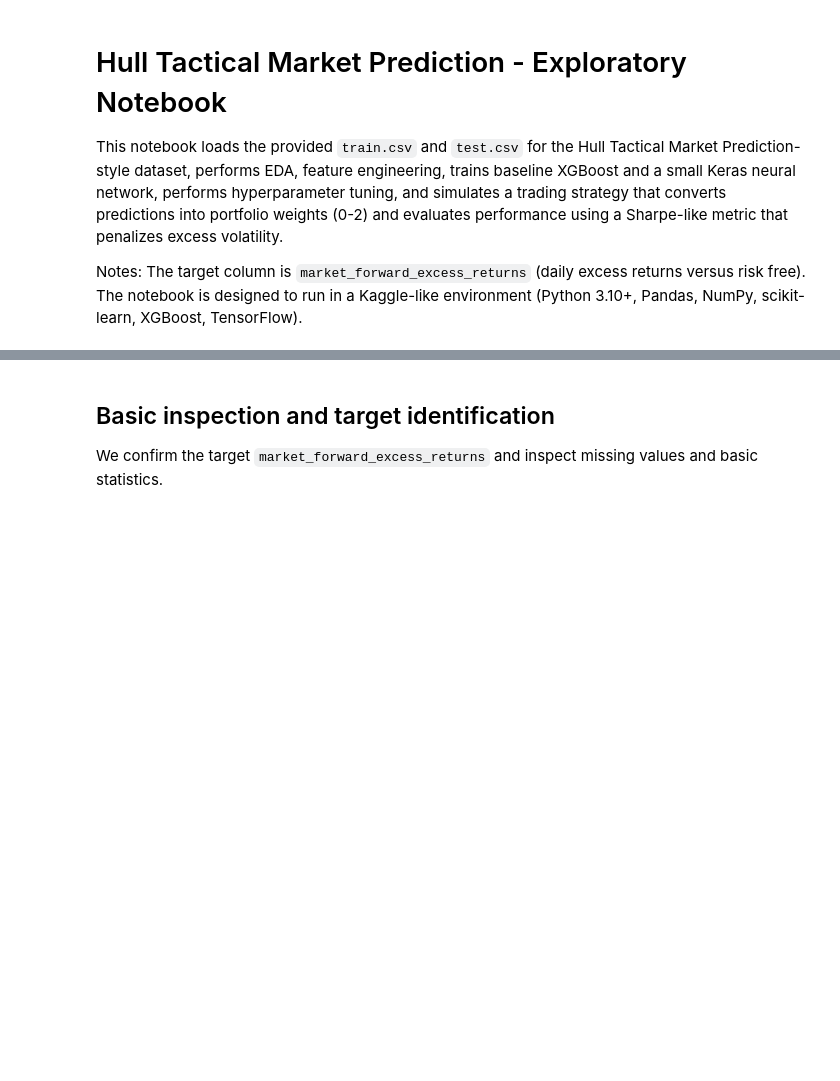
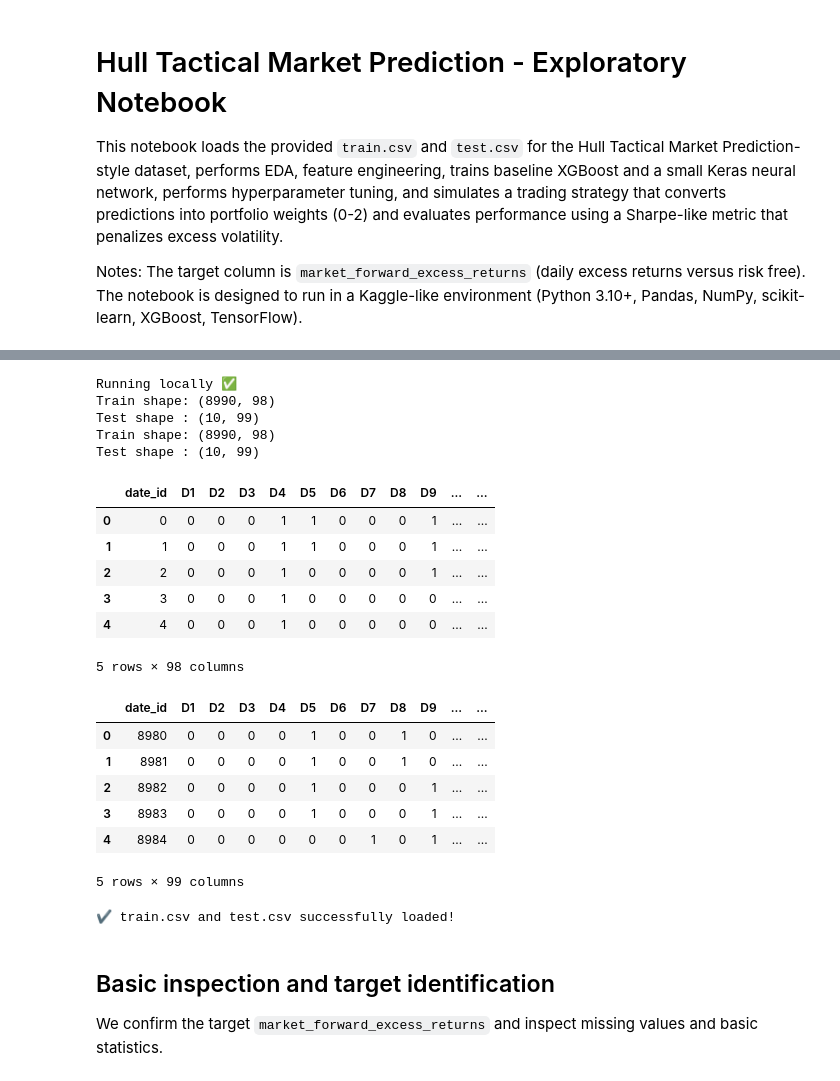
Before and after one commit to WasiqAli275/Ai_gen_webapp_using_flask_streamlit, a Jupyter notebook: notebook/kaggle/competitions/hull_tactical_notebook.ipynb, the cells around one changed output, grey strips where cells are left out. Drawn from its saved outputs; the diff is of its cells as text; code cells hidden in the pictures; blank space fills up the shorter version.

Commit message:
hull compitition prediction notebook

```diff
--- a/notebook/kaggle/competitions/hull_tactical_notebook.ipynb
+++ b/notebook/kaggle/competitions/hull_tactical_notebook.ipynb
@@ -35,15 +41,43 @@ print('scikit-learn', __import__('sklearn').__version__)
 # %%
-# Load data
+# Check if Kaggle input path exists
+if os.path.exists("/kaggle/input/hull-tactical-market-prediction/train.csv"):
+    print("Running in Kaggle environment ✅")
+    train = pd.read_csv("/kaggle/input/hull-tactical-market-prediction/train.csv")
+    test  = pd.read_csv("/kaggle/input/hull-tactical-market-prediction/test.csv")
+else:
+    print("Running locally ✅")
+    train = pd.read_csv("train.csv")
+    test  = pd.read_csv("test.csv")
 
-train = pd.read_csv('/kaggle/input/hull-tactical-market-prediction/train.csv')
-print('train shape', train.shape)
+print("Train shape:", train.shape)
+print("Test shape :", test.shape)
+
+# Display few rows
 display(train.head())
+display(test.head())
 
-test = pd.read_csv('/kaggle/input/hull-tactical-market-prediction/test.csv')
-print('test shape', test.shape)
-test.head()
-
-print('test.csv and train.csv file found ',)
+print("✔ train.csv and test.csv successfully loaded!")
+# %% [output]
+Running locally ✅
+Train shape: (8990, 98)
+Test shape : (10, 99)
+Train shape: (8990, 98)
+Test shape : (10, 99)
+|  | date_id | D1 | D2 | D3 | D4 | D5 | D6 | D7 | D8 | D9 | ... | ... |
+| 0 | 0 | 0 | 0 | 0 | 1 | 1 | 0 | 0 | 0 | 1 | ... | ... |
+| 1 | 1 | 0 | 0 | 0 | 1 | 1 | 0 | 0 | 0 | 1 | ... | ... |
+| 2 | 2 | 0 | 0 | 0 | 1 | 0 | 0 | 0 | 0 | 1 | ... | ... |
+| 3 | 3 | 0 | 0 | 0 | 1 | 0 | 0 | 0 | 0 | 0 | ... | ... |
+| 4 | 4 | 0 | 0 | 0 | 1 | 0 | 0 | 0 | 0 | 0 | ... | ... |
+5 rows × 98 columns
+|  | date_id | D1 | D2 | D3 | D4 | D5 | D6 | D7 | D8 | D9 | ... | ... |
+| 0 | 8980 | 0 | 0 | 0 | 0 | 1 | 0 | 0 | 1 | 0 | ... | ... |
+| 1 | 8981 | 0 | 0 | 0 | 0 | 1 | 0 | 0 | 1 | 0 | ... | ... |
+| 2 | 8982 | 0 | 0 | 0 | 0 | 1 | 0 | 0 | 0 | 1 | ... | ... |
+| 3 | 8983 | 0 | 0 | 0 | 0 | 1 | 0 | 0 | 0 | 1 | ... | ... |
+| 4 | 8984 | 0 | 0 | 0 | 0 | 0 | 0 | 1 | 0 | 1 | ... | ... |
+5 rows × 99 columns
+✔ train.csv and test.csv successfully loaded!
 # %% [markdown]
 ## Basic inspection and target identification
 We confirm the target `market_forward_excess_returns` and inspect missing values and basic statistics.
```
Also changed, not shown: parts of 10 cells of this notebook, 2 other files.
